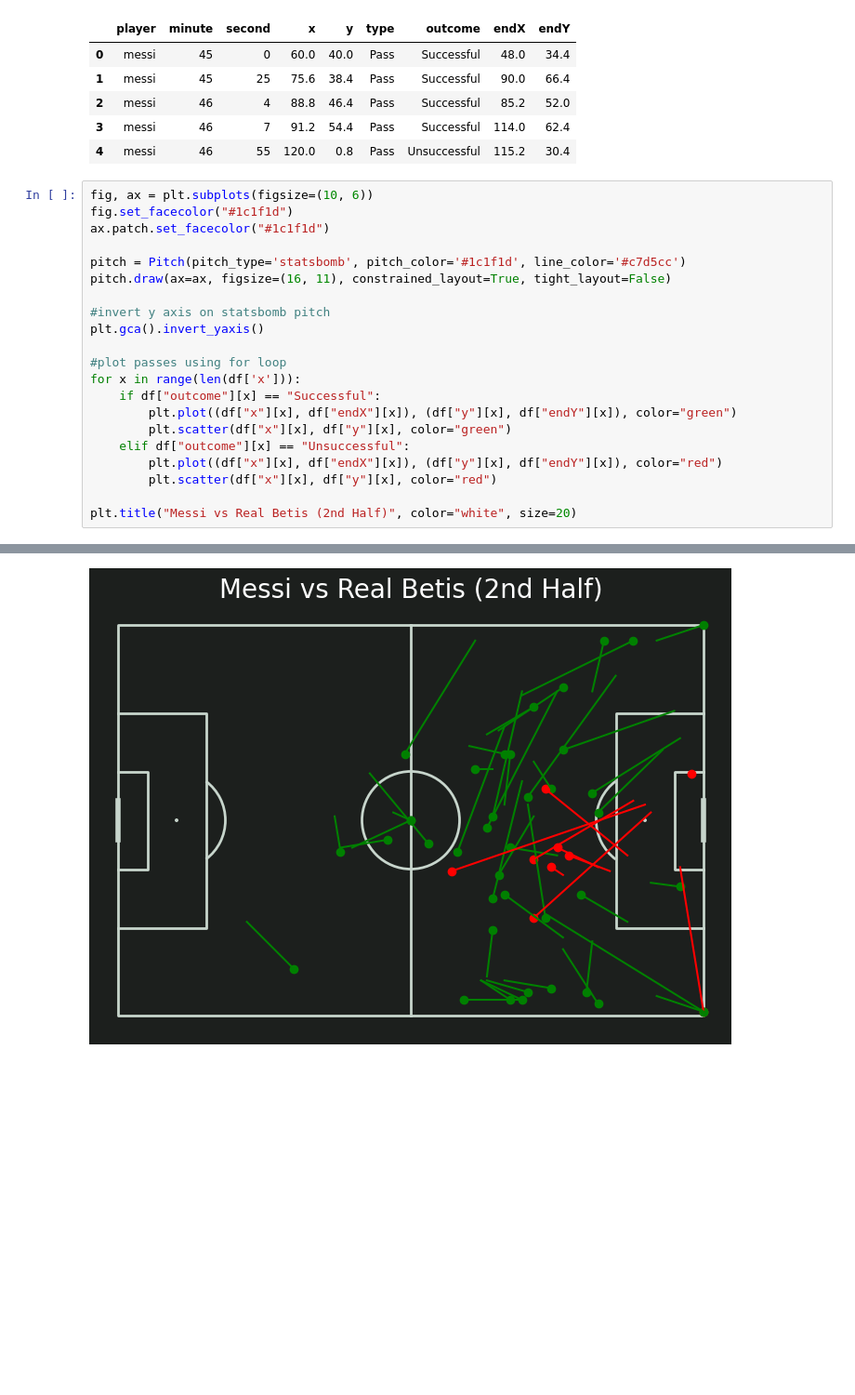
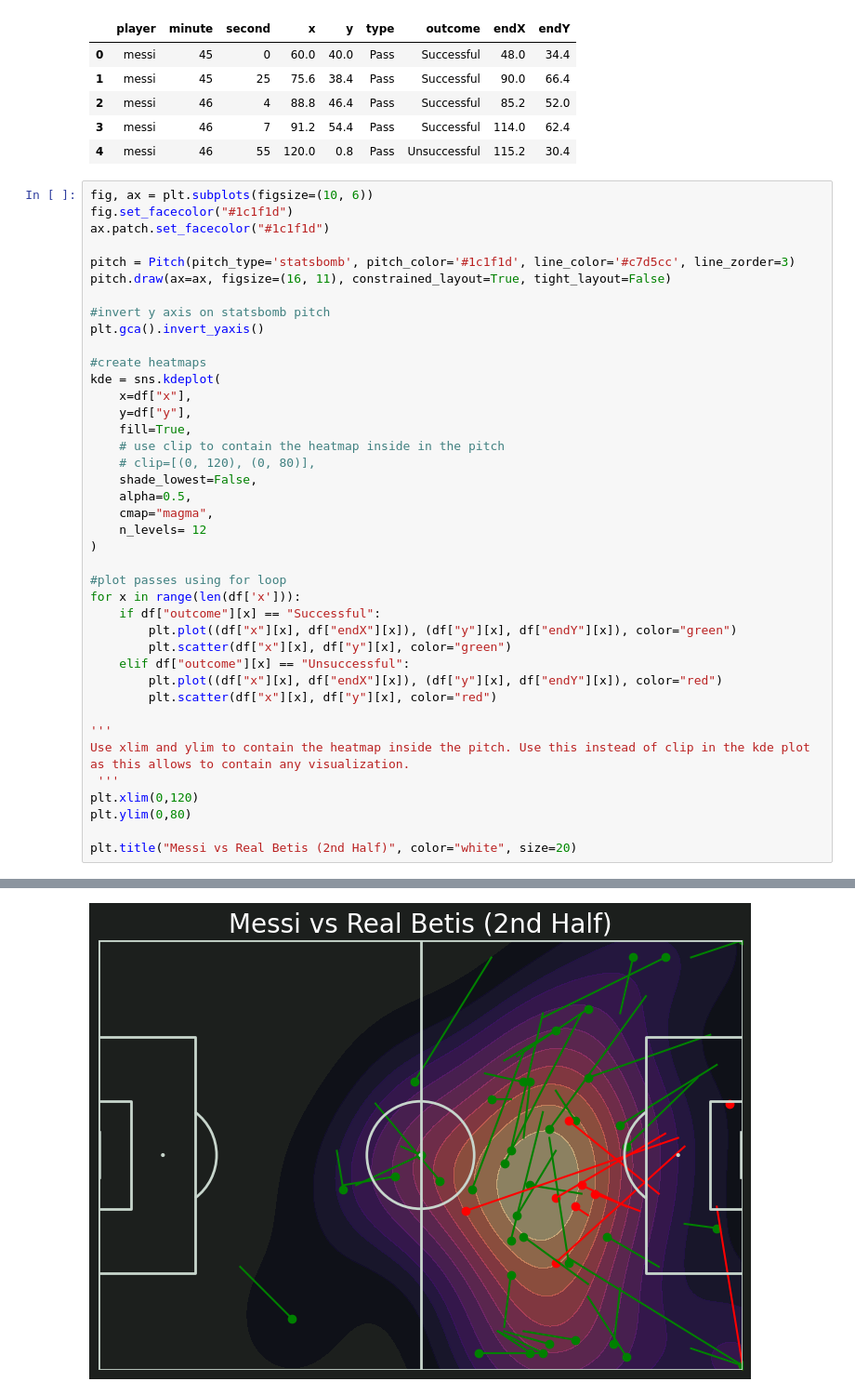
Before and after one commit to ParthParolekar/Football-Data-Analysis, a Jupyter notebook: passmap-messi.ipynb, the cells around one changed output, grey strips where cells are left out. Shown at 93% size. Saved outputs shown, nothing was run; the diff lists cells and outputs as text; blank space fills up the shorter version.

Commit message:
add: heatmap using seaborn

```diff
--- a/passmap-messi.ipynb
+++ b/passmap-messi.ipynb
@@ -32,24 +32,44 @@ df.head()
 # %%
 fig, ax = plt.subplots(figsize=(10, 6))
 fig.set_facecolor("#1c1f1d")
 ax.patch.set_facecolor("#1c1f1d")
 
-pitch = Pitch(pitch_type='statsbomb', pitch_color='#1c1f1d', line_color='#c7d5cc')
+pitch = Pitch(pitch_type='statsbomb', pitch_color='#1c1f1d', line_color='#c7d5cc', line_zorder=3)
 pitch.draw(ax=ax, figsize=(16, 11), constrained_layout=True, tight_layout=False)
 
 #invert y axis on statsbomb pitch
 plt.gca().invert_yaxis()
+
+#create heatmaps
+kde = sns.kdeplot(
+    x=df["x"],
+    y=df["y"],
+    fill=True,
+    # use clip to contain the heatmap inside in the pitch
+    # clip=[(0, 120), (0, 80)],
+    shade_lowest=False,
+    alpha=0.5,
+    cmap="magma",
+    n_levels= 12
+)
 
 #plot passes using for loop
 for x in range(len(df['x'])):
     if df["outcome"][x] == "Successful":
         plt.plot((df["x"][x], df["endX"][x]), (df["y"][x], df["endY"][x]), color="green")
         plt.scatter(df["x"][x], df["y"][x], color="green")
     elif df["outcome"][x] == "Unsuccessful":
         plt.plot((df["x"][x], df["endX"][x]), (df["y"][x], df["endY"][x]), color="red")
         plt.scatter(df["x"][x], df["y"][x], color="red")
 
+'''
+Use xlim and ylim to contain the heatmap inside the pitch. Use this instead of clip in the kde plot
+as this allows to contain any visualization.
+ '''
+plt.xlim(0,120)
+plt.ylim(0,80)
+
 plt.title("Messi vs Real Betis (2nd Half)", color="white", size=20)
 # %% [output]
 Text(0.5, 1.0, 'Messi vs Real Betis (2nd Half)')
-[figure, old version]
+[figure, new version]
```
